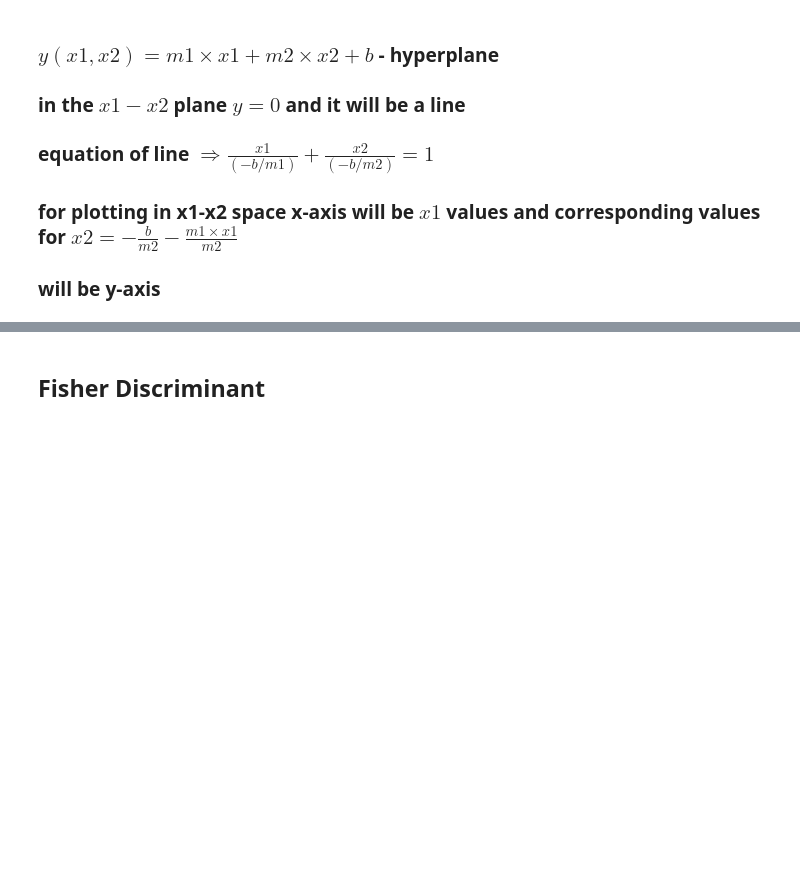
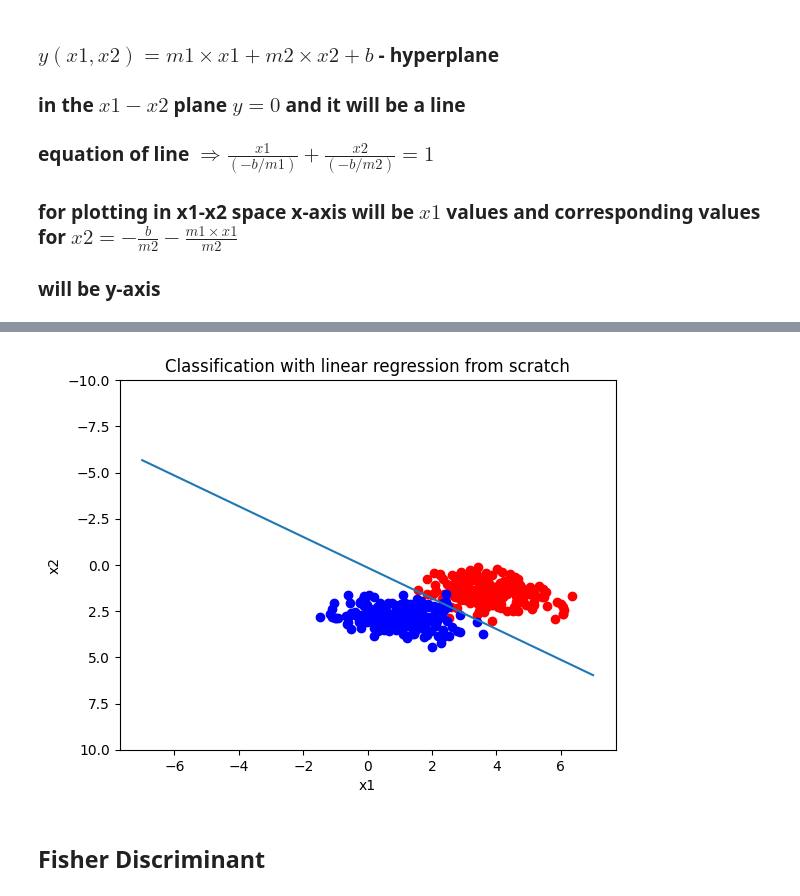
Before and after one commit to labani-01/PHY657, a Jupyter notebook: Module_4/ Module-4.ipynb, the cells around one changed output, grey strips where cells are left out. Saved outputs shown, nothing was run; the diff lists cells and outputs as text; code cells hidden in the pictures; blank space fills up the shorter version.

```diff
--- a/Module_4/ Module-4.ipynb
+++ b/Module_4/ Module-4.ipynb
@@ -100,0 +140,9 @@ print(coefficient, intercept)
+# %%
+W, w0 = linear_regression(X, Y, alpha=0.01, itr=1000)
+print(f"Trained Weights: {W}")
+print(f"Trained Bias: {w0}")
+
+# Make predictions
+predictions = linear_model(X, W, w0)
+#print(f"Predictions: {predictions}")
+W.shape
@@ -123,3 +176,14 @@ plt.show()
+# %%
+plt.plot(x1_1D, -w0/W[1] - W[0] * x1_1D/W[1])
+plt.scatter(sample1[:,0], sample1[:,1], color='red')
+plt.scatter(sample2[:,0], sample2[:,1], color='blue')
+plt.xlabel("x1")
+plt.ylabel("x2")
+plt.title("Classification with linear regression from scratch")
+plt.ylim(10, -10)
+plt.show()
+# %% [output]
+[figure, added]
 # %% [markdown]
 ## Fisher Discriminant
 # %% [markdown]
```
Also changed, not shown: parts of 11 cells of this notebook.
